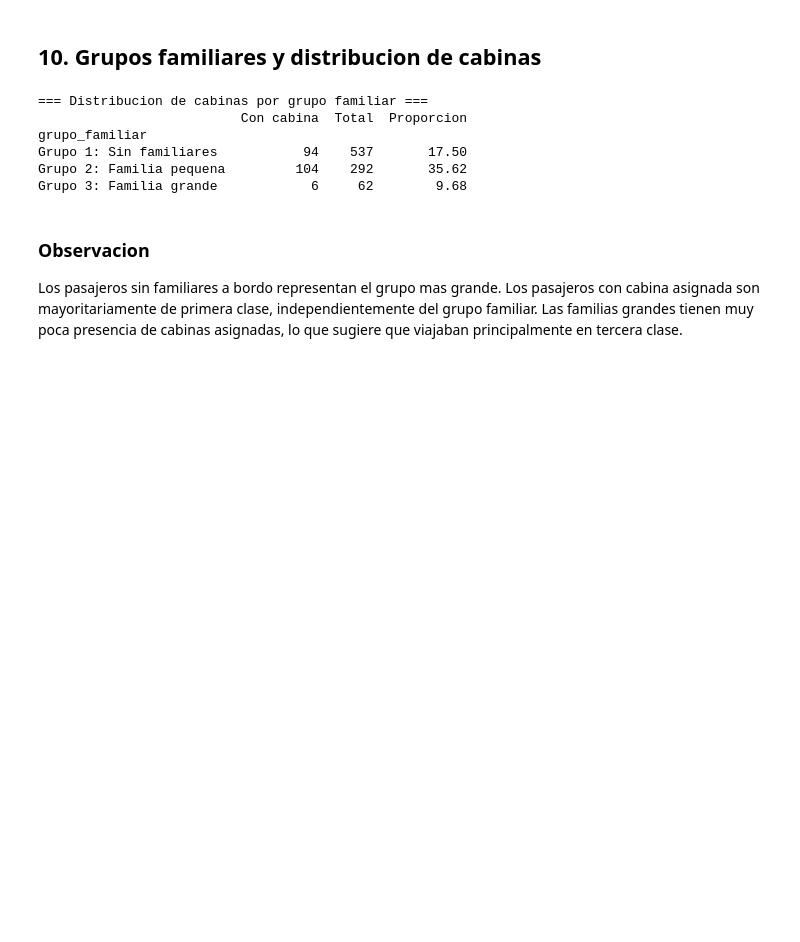
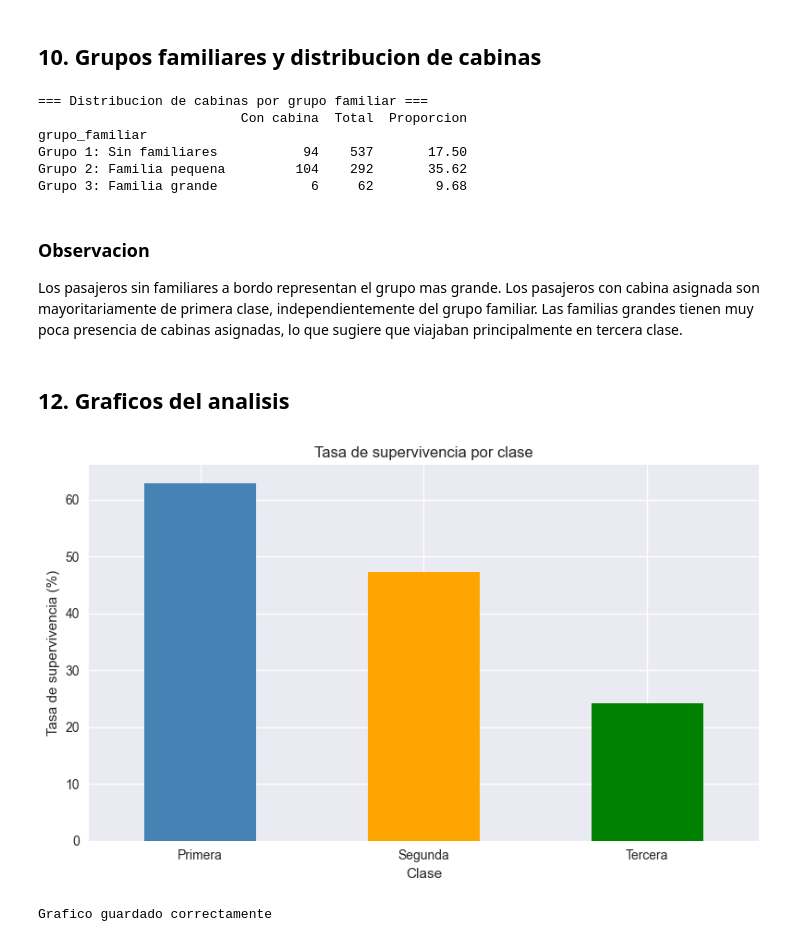
Before and after one commit to JuanBeltran16/taller-pandas-titanic-JacoboyHelenF, a Jupyter notebook: notebooks/proyecto_titanic.ipynb, the cells around one changed output. Drawn from its saved outputs; the diff is of its cells as text; code cells hidden in the pictures; blank space fills up the shorter version.

Commit message:
Agregar graficos de supervivencia por clase y por puerto

```diff
--- a/notebooks/proyecto_titanic.ipynb
+++ b/notebooks/proyecto_titanic.ipynb
@@ -429,3 +429,27 @@ Los pasajeros con cabina asignada son mayoritariamente de primera clase,
 independientemente del grupo familiar. Las familias grandes tienen muy
 poca presencia de cabinas asignadas, lo que sugiere que viajaban
 principalmente en tercera clase.
+# %% [markdown]
+## 12. Graficos del analisis
+# %%
+import matplotlib.pyplot as plt
+import os
+
+# Creamos la carpeta de graficos si no existe
+os.makedirs('../outputs/graficos', exist_ok=True)
+
+# Grafico 1 - Supervivencia por clase
+fig, ax = plt.subplots(figsize=(8, 5))
+supervivencia_clase = df_train.groupby('Pclass')['Survived'].mean() * 100
+supervivencia_clase.plot(kind='bar', ax=ax, color=['steelblue', 'orange', 'green'])
+ax.set_title('Tasa de supervivencia por clase')
+ax.set_xlabel('Clase')
+ax.set_ylabel('Tasa de supervivencia (%)')
+ax.set_xticklabels(['Primera', 'Segunda', 'Tercera'], rotation=0)
+plt.tight_layout()
+plt.savefig('../outputs/graficos/supervivencia_por_clase.png')
+plt.show()
+print("Grafico guardado correctamente")
+# %% [output]
+[figure, added]
+Grafico guardado correctamente
```
Also changed, not shown: parts of 3 cells of this notebook, 2 other files.
